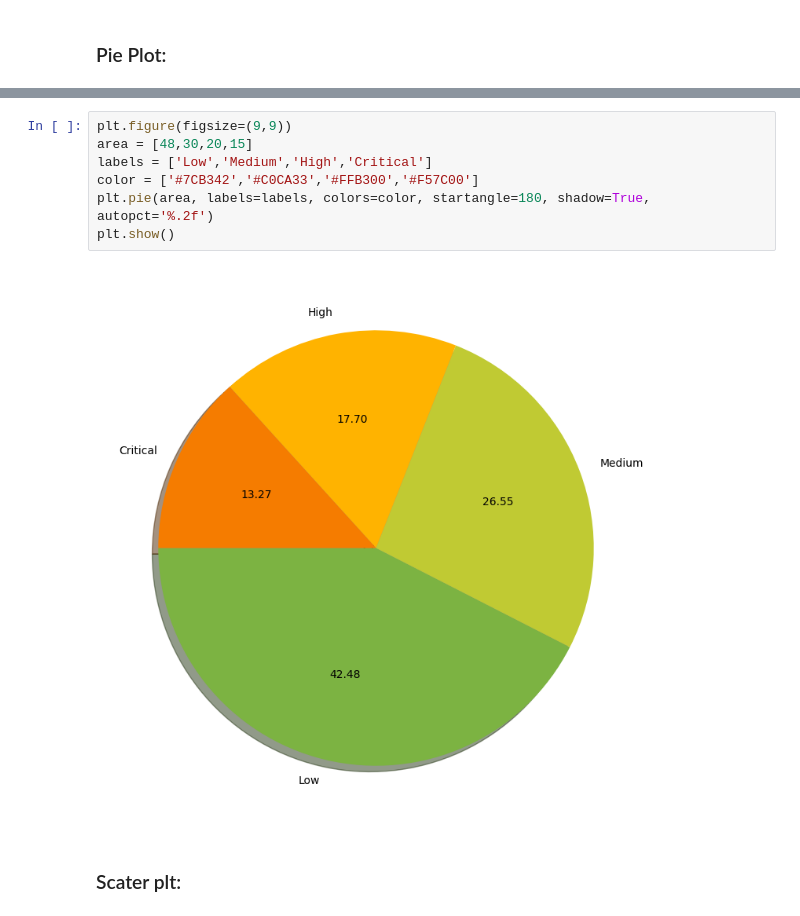
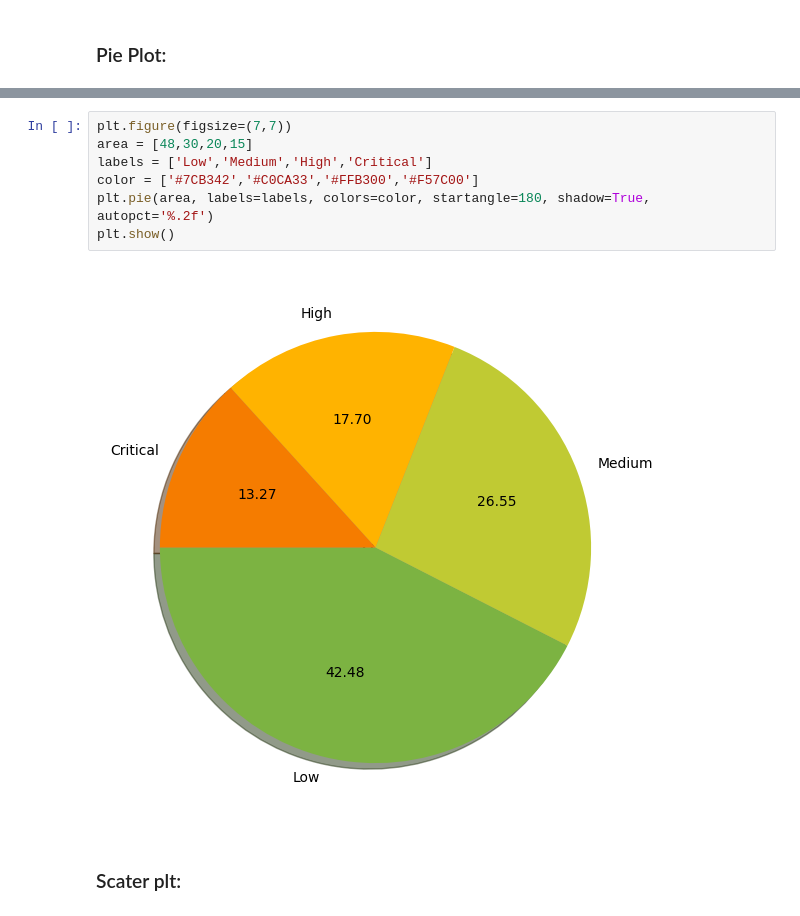
Before and after one commit to MrShotgun1182/Matplotlib, a Jupyter notebook: plt.ipynb, the cells around one changed output, grey strips where cells are left out. Drawn from its saved outputs; the diff is of its cells as text.

```diff
--- a/plt.ipynb
+++ b/plt.ipynb
@@ -105,12 +107,12 @@ plt.show()
 # %%
-plt.figure(figsize=(9,9))
+plt.figure(figsize=(7,7))
 area = [48,30,20,15]
 labels = ['Low','Medium','High','Critical']
 color = ['#7CB342','#C0CA33','#FFB300','#F57C00']
 plt.pie(area, labels=labels, colors=color, startangle=180, shadow=True, autopct='%.2f')
 plt.show()
 # %% [output]
-[figure, old version]
+[figure, new version]
 # %% [markdown]
 ### Scater plt:
 # %%
```
Also changed, not shown: parts of 9 cells of this notebook.
